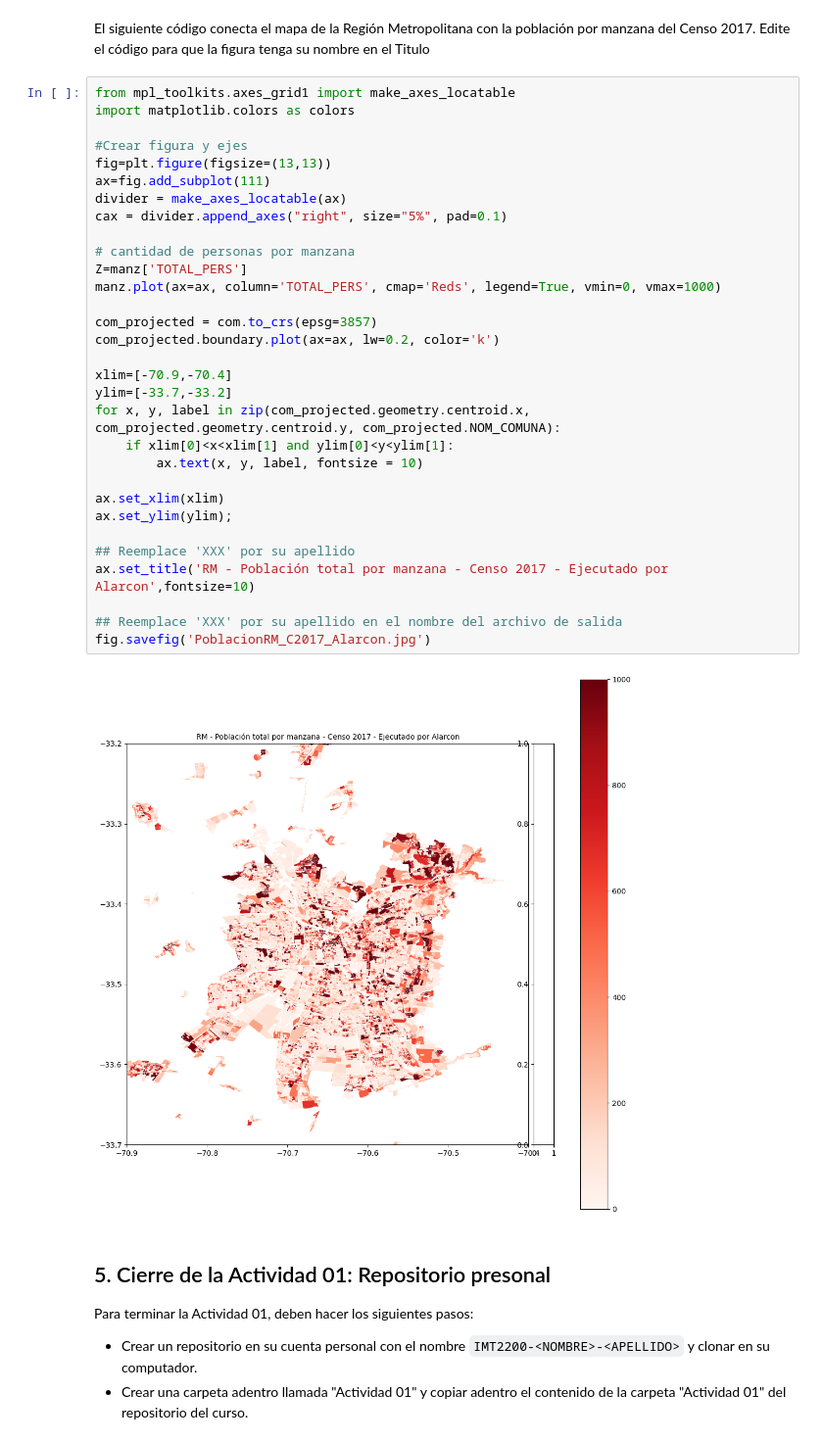
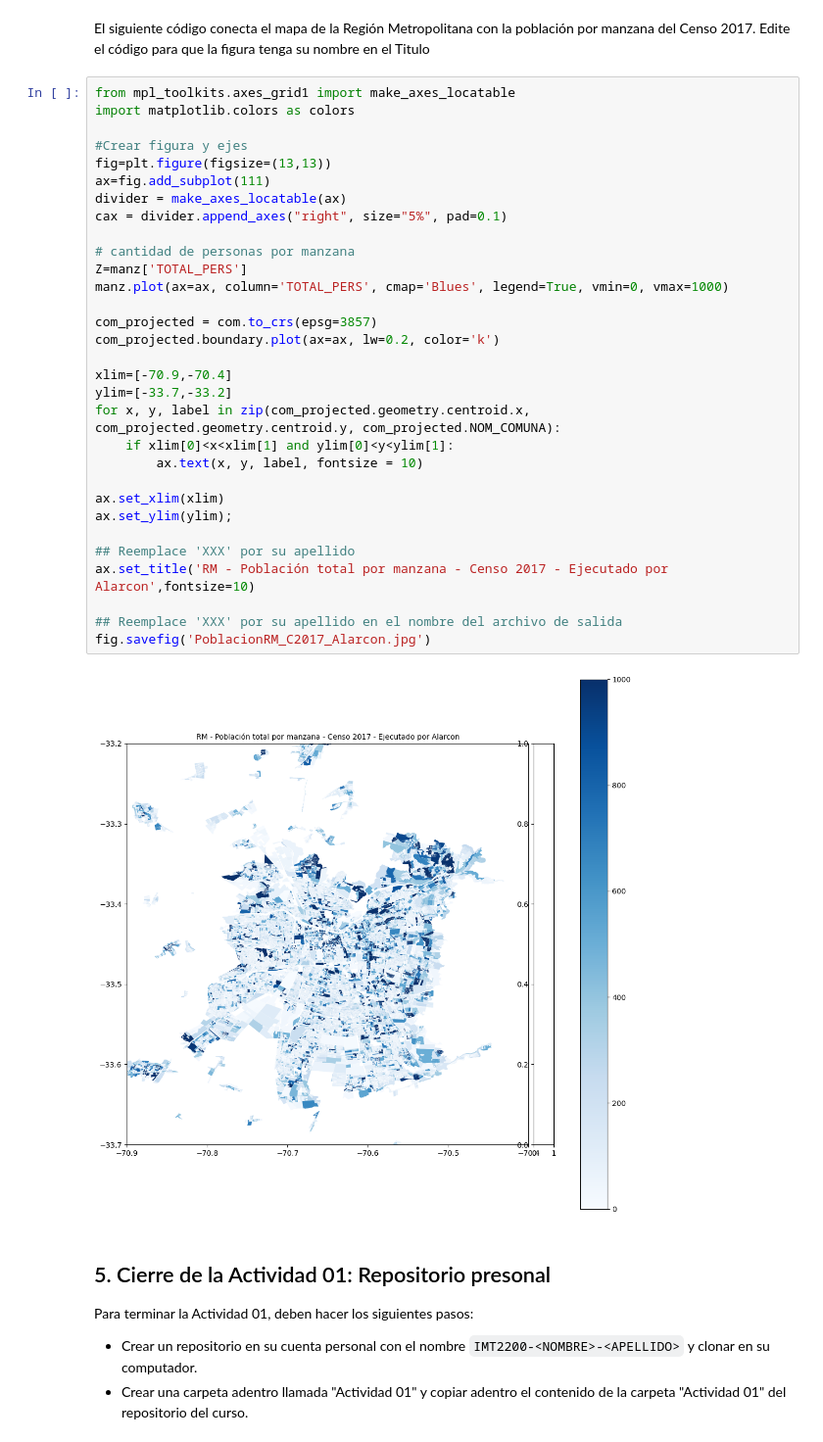
Before and after one commit to cony45678/IMT2200-Constanza-Alarcon, a Jupyter notebook: IMT2200 - Actividad 01.ipynb, the cells around one changed output. Shown: that part at 98% size. Saved outputs shown, nothing was run; the diff lists cells and outputs as text.

```diff
--- a/IMT2200 - Actividad 01.ipynb
+++ b/IMT2200 - Actividad 01.ipynb
@@ -145,35 +151,35 @@ El siguiente código conecta el mapa de la Región Metropolitana con la poblaci
 from mpl_toolkits.axes_grid1 import make_axes_locatable
 import matplotlib.colors as colors
 
 #Crear figura y ejes
 fig=plt.figure(figsize=(13,13))
 ax=fig.add_subplot(111)
 divider = make_axes_locatable(ax)
 cax = divider.append_axes("right", size="5%", pad=0.1)
 
 # cantidad de personas por manzana
 Z=manz['TOTAL_PERS']
-manz.plot(ax=ax, column='TOTAL_PERS', cmap='Reds', legend=True, vmin=0, vmax=1000)
+manz.plot(ax=ax, column='TOTAL_PERS', cmap='Blues', legend=True, vmin=0, vmax=1000)
 
 com_projected = com.to_crs(epsg=3857)
 com_projected.boundary.plot(ax=ax, lw=0.2, color='k')
 
 xlim=[-70.9,-70.4]
 ylim=[-33.7,-33.2]
 for x, y, label in zip(com_projected.geometry.centroid.x, com_projected.geometry.centroid.y, com_projected.NOM_COMUNA):
     if xlim[0]<x<xlim[1] and ylim[0]<y<ylim[1]:
         ax.text(x, y, label, fontsize = 10)
 
 ax.set_xlim(xlim)
 ax.set_ylim(ylim);
 
 ## Reemplace 'XXX' por su apellido
 ax.set_title('RM - Población total por manzana - Censo 2017 - Ejecutado por Alarcon',fontsize=10)
 
 ## Reemplace 'XXX' por su apellido en el nombre del archivo de salida
 fig.savefig('PoblacionRM_C2017_Alarcon.jpg')
 # %% [output]
-[figure, old version]
+[figure, new version]
 # %% [markdown]
 ## 5. Cierre de la Actividad 01: Repositorio presonal
 
```
Also changed, not shown: parts of 4 cells of this notebook.
